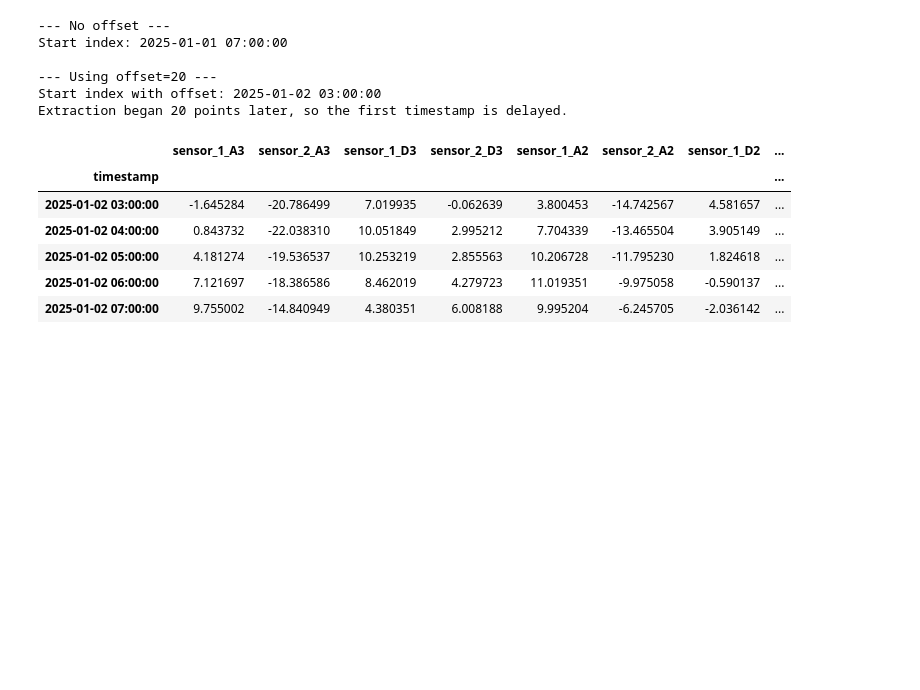
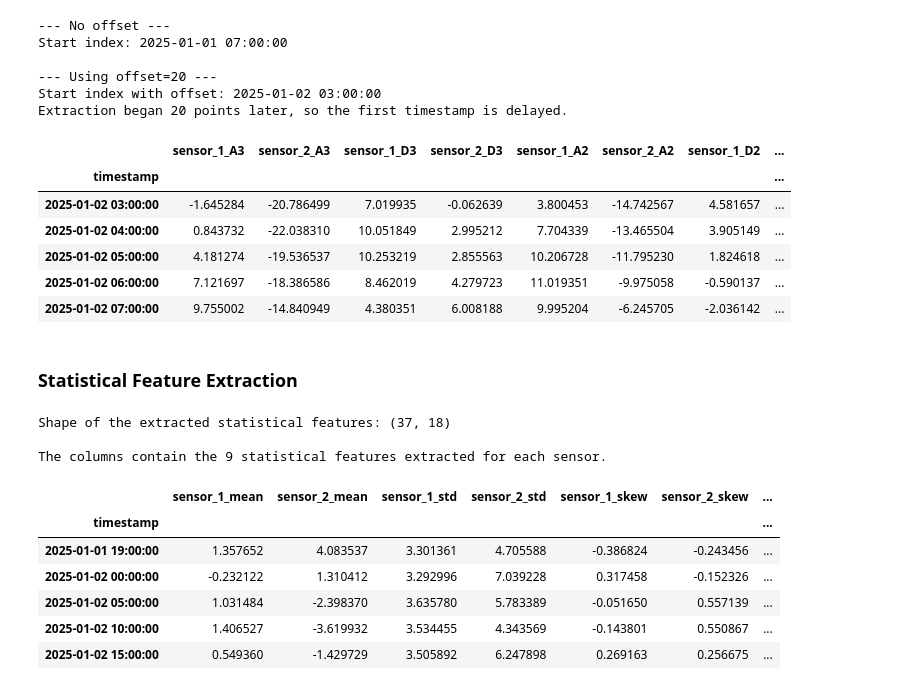
Before and after one commit to petrobras/3W, a Jupyter notebook: docs/notebooks/feature_extraction_examples.ipynb, the cells around one changed output. Drawn from its saved outputs; the diff is of its cells as text; code cells hidden in the pictures; blank space fills up the shorter version.

```diff
--- a/docs/notebooks/feature_extraction_examples.ipynb
+++ b/docs/notebooks/feature_extraction_examples.ipynb
@@ -103,3 +103,31 @@ Extraction began 20 points later, so the first timestamp is delayed.
 | 2025-01-02 05:00:00 | 4.181274 | -19.536537 | 10.253219 | 2.855563 | 10.206728 | -11.795230 | 1.824618 | ... |
 | 2025-01-02 06:00:00 | 7.121697 | -18.386586 | 8.462019 | 4.279723 | 11.019351 | -9.975058 | -0.590137 | ... |
 | 2025-01-02 07:00:00 | 9.755002 | -14.840949 | 4.380351 | 6.008188 | 9.995204 | -6.245705 | -2.036142 | ... |
+# %% [markdown]
+### Statistical Feature Extraction
+# %%
+# 1. Configure the statistical extractor
+config_stats = extract_statistical_features.StatisticalConfig(window_size=20, stride=5)
+
+# 2. Instantiate the extractor
+statistical_extractor = extract_statistical_features.ExtractStatisticalFeatures(config_stats)
+
+# 3. Apply it to the same sample data
+statistical_features = statistical_extractor(sample_df)
+
+# Display the first few rows of the result
+print(f"Shape of the extracted statistical features: {statistical_features.shape}")
+print("\nThe columns contain the 9 statistical features extracted for each sensor.")
+
+statistical_features.head()
+# %% [output]
+Shape of the extracted statistical features: (37, 18)
+
+The columns contain the 9 statistical features extracted for each sensor.
+|  | sensor_1_mean | sensor_2_mean | sensor_1_std | sensor_2_std | sensor_1_skew | sensor_2_skew | ... |
+| timestamp |  |  |  |  |  |  | ... |
+| 2025-01-01 19:00:00 | 1.357652 | 4.083537 | 3.301361 | 4.705588 | -0.386824 | -0.243456 | ... |
+| 2025-01-02 00:00:00 | -0.232122 | 1.310412 | 3.292996 | 7.039228 | 0.317458 | -0.152326 | ... |
+| 2025-01-02 05:00:00 | 1.031484 | -2.398370 | 3.635780 | 5.783389 | -0.051650 | 0.557139 | ... |
+| 2025-01-02 10:00:00 | 1.406527 | -3.619932 | 3.534455 | 4.343569 | -0.143801 | 0.550867 | ... |
+| 2025-01-02 15:00:00 | 0.549360 | -1.429729 | 3.505892 | 6.247898 | 0.269163 | 0.256675 | ... |
```
Also changed, not shown: parts of 3 cells of this notebook, 2 other files.
